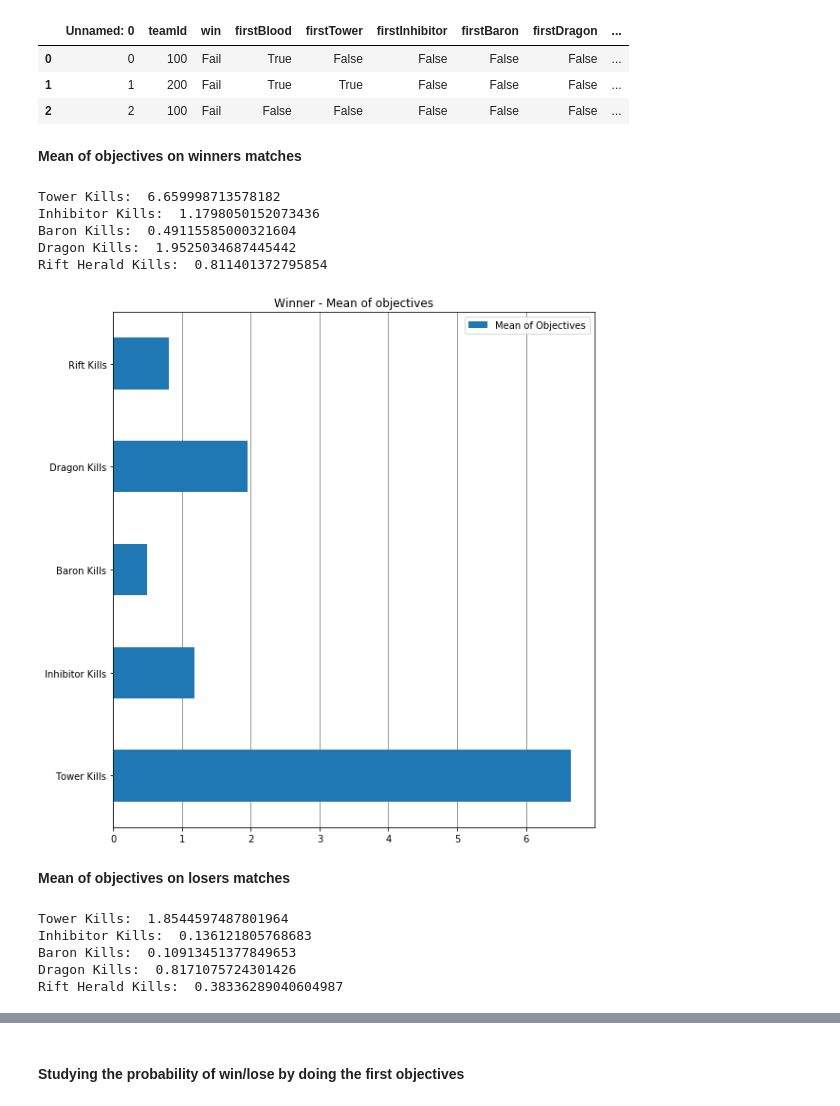
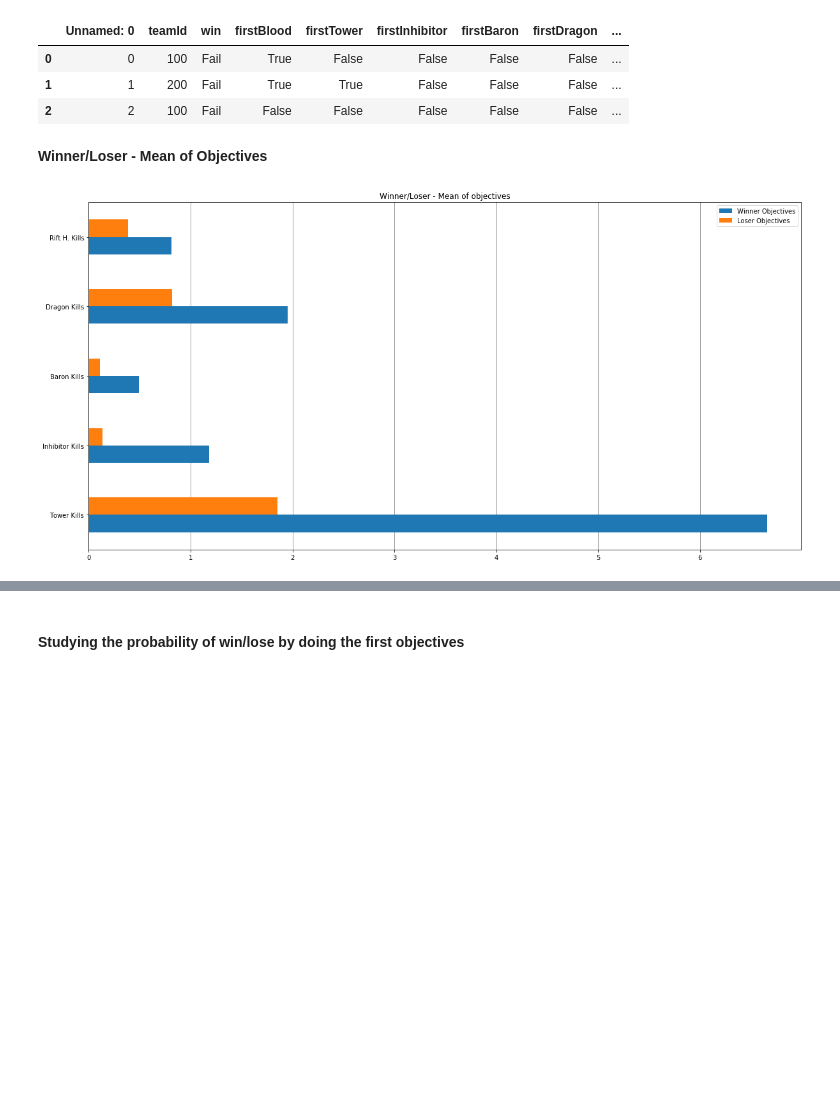
Before and after one commit to ErikSugawara/lol-ranked-kr, a Jupyter notebook: lol-ranked-kr.ipynb, the cells around one changed output, grey strips where cells are left out. Drawn from its saved outputs; the diff is of its cells as text; code cells hidden in the pictures; blank space fills up the shorter version.

Commit message:
Added mean graphics

```diff
--- a/lol-ranked-kr.ipynb
+++ b/lol-ranked-kr.ipynb
@@ -30,70 +30,31 @@ df_loser.head(3)
 | 0 | 0 | 100 | Fail | True | False | False | False | False | ... |
 | 1 | 1 | 200 | Fail | True | True | False | False | False | ... |
 | 2 | 2 | 100 | Fail | False | False | False | False | False | ... |
-# %% [markdown]
-__Mean of objectives on winners matches__
+# %% [markdown]
+__Winner/Loser - Mean of Objectives__
 # %%
 tower_kills = df_winner['towerKills'].mean()
 inhibitor_kills  = df_winner['inhibitorKills'].mean()
 baron_kills = df_winner['baronKills'].mean()
 dragon_kills = df_winner['dragonKills'].mean()
 rift_kills = df_winner['riftHeraldKills'].mean()
+mean_winner = [tower_kills, inhibitor_kills, baron_kills, dragon_kills, rift_kills]
 
-print("Tower Kills: ", tower_kills)
-print("Inhibitor Kills: ", inhibitor_kills)
-print("Baron Kills: ", baron_kills)
-print("Dragon Kills: ", dragon_kills)
-print("Rift Herald Kills: ", rift_kills)
+tower_kills = df_loser['towerKills'].mean()
+inhibitor_kills  = df_loser['inhibitorKills'].mean()
+baron_kills = df_loser['baronKills'].mean()
+dragon_kills = df_loser['dragonKills'].mean()
+rift_kills = df_loser['riftHeraldKills'].mean()
+mean_loser = [tower_kills, inhibitor_kills, baron_kills, dragon_kills, rift_kills]
 
-dictionary = {'Tower Kills':tower_kills,
-              'Inhibitor Kills':inhibitor_kills,
-              'Baron Kills':baron_kills,
-              'Dragon Kills':dragon_kills,
-              'Rift Kills':rift_kills
-             }
-
-df = pd.DataFrame.from_dict(dictionary, orient='index', columns = ['Mean of Objectives'])
+index = ['Tower Kills', 'Inhibitor Kills', 'Baron Kills', 'Dragon Kills', 'Rift H. Kills']
+df = pd.DataFrame({'Winner Objectives': mean_winner,'Loser Objectives': mean_loser}, index=index)
-# %% [output]
-Tower Kills:  6.659998713578182
-Inhibitor Kills:  1.1798050152073436
-Baron Kills:  0.49115585000321604
-Dragon Kills:  1.9525034687445442
-Rift Herald Kills:  0.811401372795854
 # %%
 fig = plt.figure(figsize=(20,10))
-ax = fig.add_subplot(1,2,1)
+ax = fig.add_subplot(1,1,1)
 df.plot.barh(ax=ax)
 ax.grid(True, axis='x', color='gray')
 ax.set_axisbelow(True)
-ax.set_title("Winner - Mean of objectives");
+ax.set_title("Winner/Loser - Mean of objectives");
 # %% [output]
-[figure, old version]
+[figure, new version]
-# %% [markdown]
-__Mean of objectives on losers matches__
-# %%
-tower_kills = df_loser['towerKills'].mean()
-inhibitor_kills  = df_loser['inhibitorKills'].mean()
-baron_kills = df_loser['baronKills'].mean()
-dragon_kills = df_loser['dragonKills'].mean()
-rift_kills = df_loser['riftHeraldKills'].mean()
-
-print("Tower Kills: ", tower_kills)
-print("Inhibitor Kills: ", inhibitor_kills)
-print("Baron Kills: ", baron_kills)
-print("Dragon Kills: ", dragon_kills)
-print("Rift Herald Kills: ", rift_kills)
-
-dictionary = {'Tower Kills':tower_kills,
-              'Inhibitor Kills':inhibitor_kills,
-              'Baron Kills':baron_kills,
-              'Dragon Kills':dragon_kills,
-              'Rift Kills':rift_kills
-             }
-
-df = pd.DataFrame.from_dict(dictionary, orient='index', columns = ['Mean of Objectives'])
-# %% [output]
-Tower Kills:  1.8544597487801964
-Inhibitor Kills:  0.136121805768683
-Baron Kills:  0.10913451377849653
-Dragon Kills:  0.8171075724301426
-Rift Herald Kills:  0.38336289040604987
```
Also changed, not shown: parts of 1 cell of this notebook.
